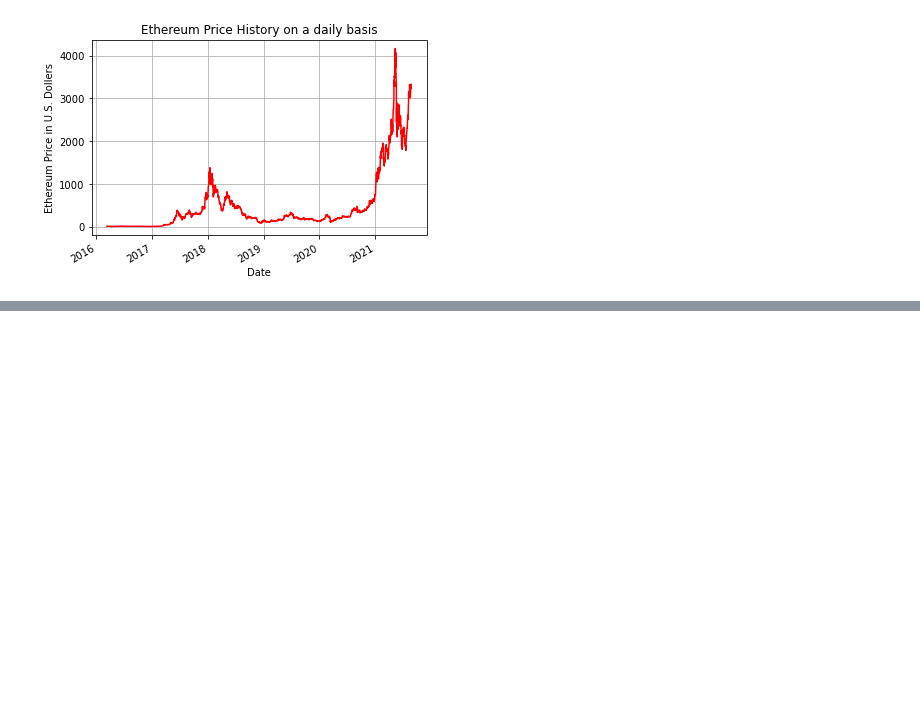
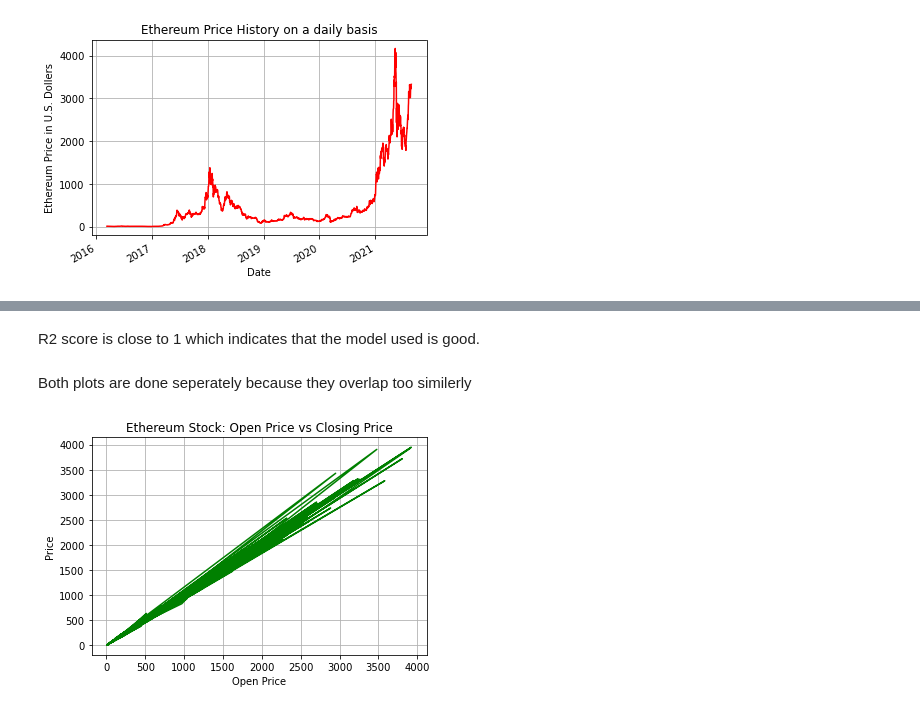
Before and after one commit to Ciaran-Carroll/college, a Jupyter notebook: Multiple Linear Regression with Ethereum Stock Price.ipynb, the cells around one changed output, grey strips where cells are left out. Saved outputs shown, nothing was run; the diff lists cells and outputs as text; code cells hidden in the pictures; blank space fills up the shorter version.

```diff
--- a/Multiple Linear Regression with Ethereum Stock Price.ipynb
+++ b/Multiple Linear Regression with Ethereum Stock Price.ipynb
@@ -26,6 +75,9 @@ Number of the days of Ethereum prices contained in the dataset:  1994 days
 # %%
 from matplotlib import pyplot as plt
 
+## Styling the plots for the project
+plt.style.use(style="seaborn")
+%matplotlib inline
 
 # Creates a new DataFrame for plotting the Ethereum price history purposes
 # only containing only the 'Date' and 'Price' Variables as it doesn't
@@ -36,8 +88,13 @@ Plot_Eth_Price = pd.DataFrame(Eth_Price_Data, columns = ['Date', 'Price'])
 # We do this to edit the dates without changing the rest of the dataset
 Plot_Eth_Date = Plot_Eth_Price['Date']
 
-# Converts the content in the 'Date' variable to datetime
-# This is needed to
+# Converts the content in the 'Plot_Eth_Date ' variable to datetime
+# This is needed for the 'autofmt_xdate()' function used to
+## make the plot more readable
+
+## Converts the content in the 'Plotting_Eth_Date' variable to
+## datetime. This is needed for the 'autofmt_xdate()' function
+## used to make the plot of the dataset more readable
 Plot_Eth_Date = pd.to_datetime(Plot_Eth_Date)
 
 plt.figure('Ethereum Price History')
@@ -52,3 +109,23 @@ plt.savefig('Ethereum_Price_History.png')
 plt.show()
 # %% [output]
 [figure]
+# %%
+# Creates a new DataFrame from the dataset that only contains the 'Price',
+# 'High', 'Low' and 'Open' Columns
+Eth_Price_Data = Eth_Price_Data[['Price', 'High', 'Low', 'Open']].dropna()
+
+
+# Split our new DataFrame above
+# 'data_X' will contain all the columns except the 'Price'
+# 'data_Y' will contain only the 'Price' column
+data_X = Eth_Price_Data.loc[:,Eth_Price_Data.columns !=  'Price' ]
+data_Y = Eth_Price_Data['Price']
+# %%
+from sklearn.model_selection import train_test_split
+
+# 'train_test_split' function splits the dataset into two parts: the training
+# set and the testing set
+# In this case, we are randomly putting 75% of the dataset into the training
+# set and the remaining 25% into our testing set.
+# The random nature in this process helps to vary the type of data in each set
+train_X, test_X, train_Y,test_Y = train_test_split(data_X, data_Y, test_size=0.25)
@@ -54,0 +214,15 @@ plt.show()
+# %% [markdown]
+R2 score is close to 1 which indicates that the model used is good.
+# %% [markdown]
+Both plots are done seperately because they overlap too similerly
+# %%
+#Plot the predicted and the expected values
+
+plt.title('Ethereum Stock: Open Price vs Closing Price')
+plt.xlabel('Open Price')
+plt.ylabel('Price')
+plt.grid(True)
+plt.plot(test_X['Open'],test_Y, color = 'green')
+plt.show()
+# %% [output]
+[figure, added]
```
Also changed, not shown: parts of 26 cells of this notebook.
